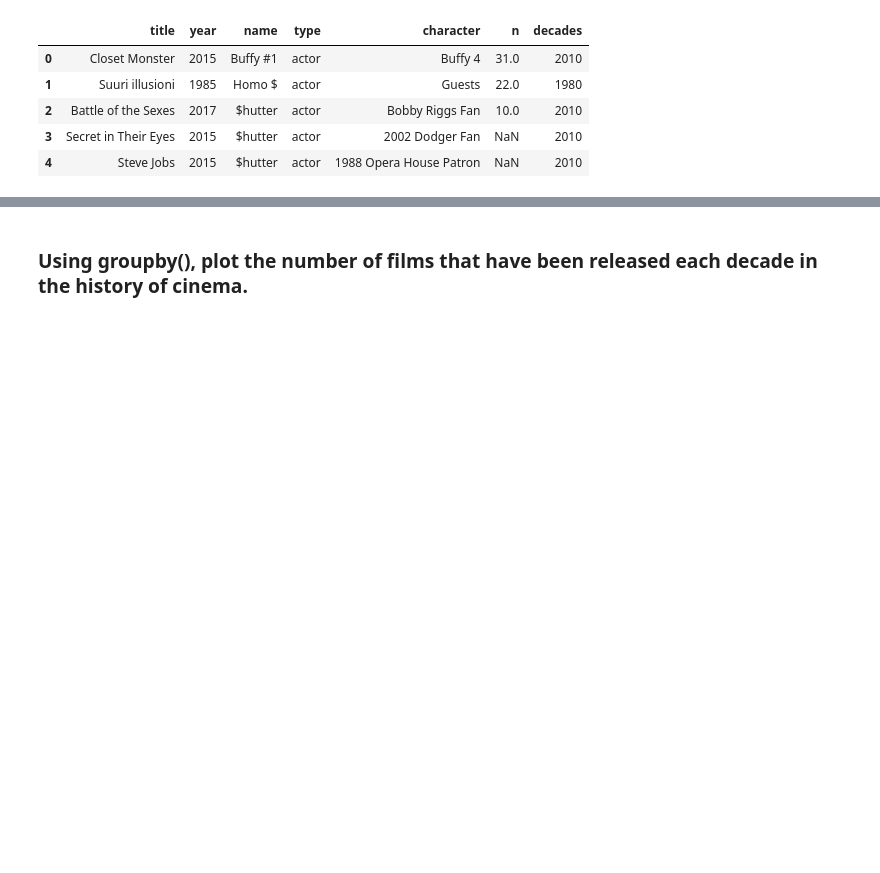
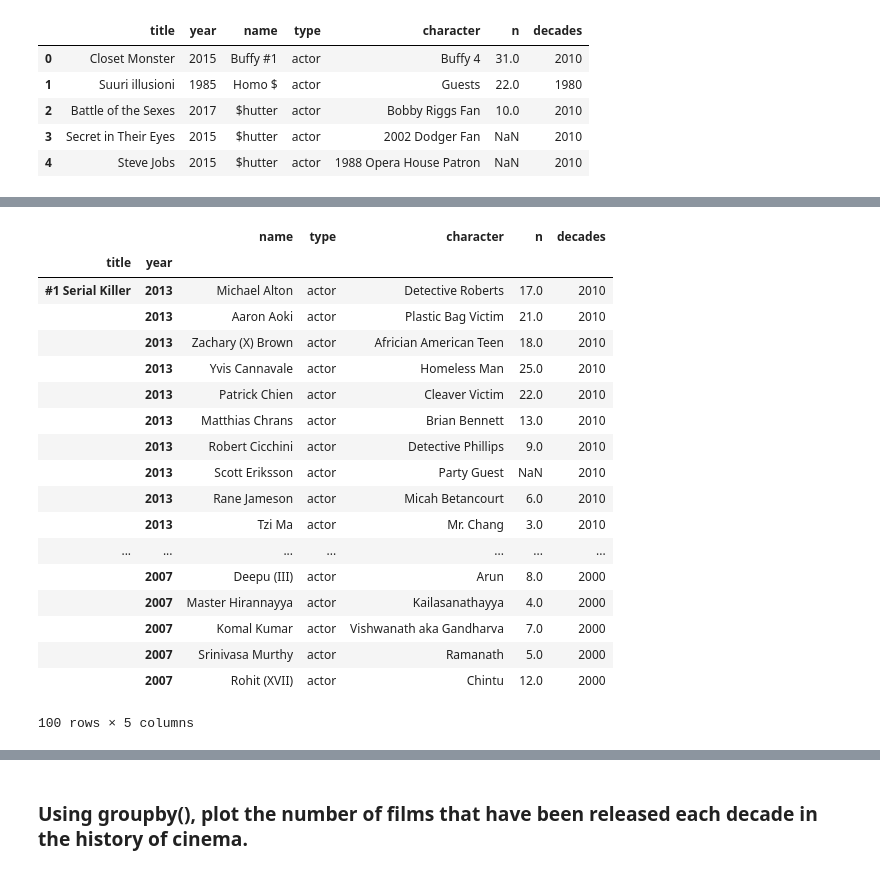
Before and after one commit to tansudasli/analytics-sandbox, a Jupyter notebook: pandas/Exercises-3.ipynb, the cells around one changed output, grey strips where cells are left out. Drawn from its saved outputs; the diff is of its cells as text; code cells hidden in the pictures; blank space fills up the shorter version.

Commit message:
indexing

```diff
--- a/pandas/Exercises-3.ipynb
+++ b/pandas/Exercises-3.ipynb
@@ -32,0 +81,5 @@ cast.head()
+# %%
+# change index. w/o sort
+c = cast.set_index(['title'])
+
+c.head()
@@ -32,0 +117,14 @@ cast.head()
+# %%
+# change index. w/ sort
+c = cast.set_index(['title']).sort_index()
+
+c.head()
+
+# ways -
+# 1. cast[cast.title == 'Sleuth']  w/ default index
+# 2. c.loc['Sleuth'] w/ index on title, w/o sorting
+# 3. c.loc['Sleuth'] w/ index on title, w sorting (initial investing for index build, than much faster)
+#
+# - indexing takes time ()
+# - firts query after index. takes time
+# - then it is much faster
@@ -32,0 +163,6 @@ cast.head()
+# %%
+%%time
+# change index. w sort
+k = cast.set_index(['title', 'year']).sort_index()
+
+k.head()
@@ -32,0 +172,25 @@ cast.head()
+# %%
+k.head(100)
+
+# contains title + year
+# and if we loc['title'], year remains still as index
+# %% [output]
+|  |  | name | type | character | n | decades |
+| title | year |  |  |  |  |  |
+| #1 Serial Killer | 2013 | Michael Alton | actor | Detective Roberts | 17.0 | 2010 |
+|  | 2013 | Aaron Aoki | actor | Plastic Bag Victim | 21.0 | 2010 |
+|  | 2013 | Zachary (X) Brown | actor | Africian American Teen | 18.0 | 2010 |
+|  | 2013 | Yvis Cannavale | actor | Homeless Man | 25.0 | 2010 |
+|  | 2013 | Patrick Chien | actor | Cleaver Victim | 22.0 | 2010 |
+|  | 2013 | Matthias Chrans | actor | Brian Bennett | 13.0 | 2010 |
+|  | 2013 | Robert Cicchini | actor | Detective Phillips | 9.0 | 2010 |
+|  | 2013 | Scott Eriksson | actor | Party Guest | NaN | 2010 |
+|  | 2013 | Rane Jameson | actor | Micah Betancourt | 6.0 | 2010 |
+|  | 2013 | Tzi Ma | actor | Mr. Chang | 3.0 | 2010 |
+| ... | ... | ... | ... | ... | ... | ... |
+|  | 2007 | Deepu (III) | actor | Arun | 8.0 | 2000 |
+|  | 2007 | Master Hirannayya | actor | Kailasanathayya | 4.0 | 2000 |
+|  | 2007 | Komal Kumar | actor | Vishwanath aka Gandharva | 7.0 | 2000 |
+|  | 2007 | Srinivasa Murthy | actor | Ramanath | 5.0 | 2000 |
+|  | 2007 | Rohit (XVII) | actor | Chintu | 12.0 | 2000 |
+100 rows × 5 columns
```
Also changed, not shown: parts of 13 cells of this notebook.
